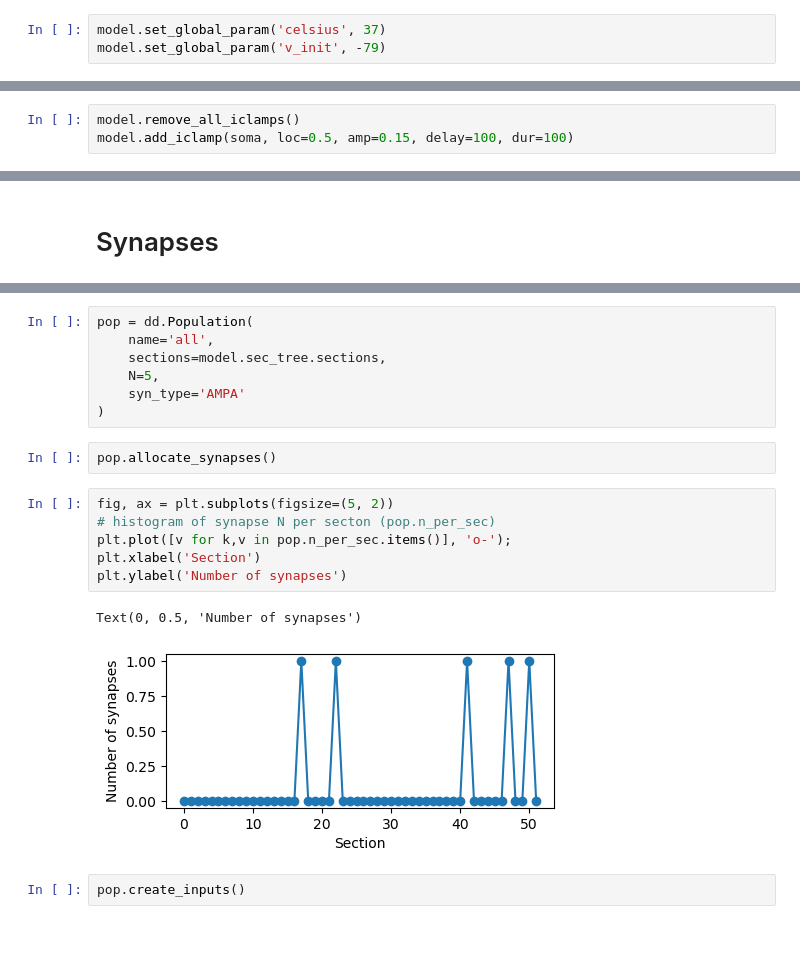
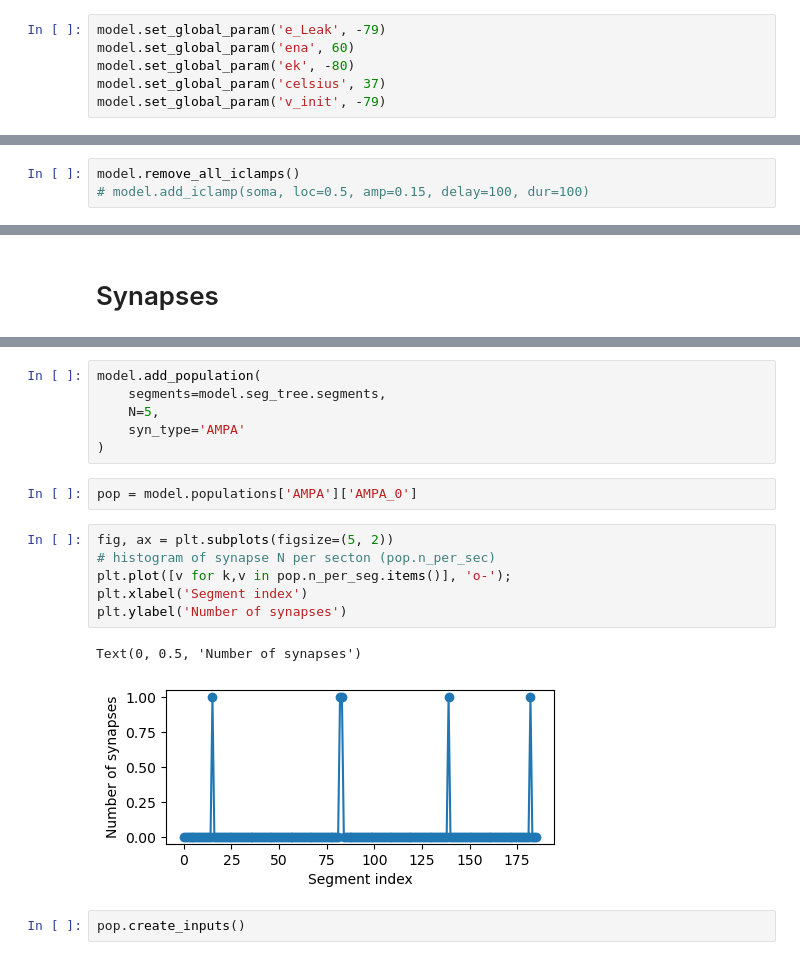
Before and after one commit to Poirazi-Lab/DendroTweaksApp, a Jupyter notebook: app/src/model_demo.ipynb, the cells around one changed output, grey strips where cells are left out. Saved outputs shown, nothing was run; the diff lists cells and outputs as text.

Commit message:
Connect populations to GUI

```diff
--- a/app/src/model_demo.ipynb
+++ b/app/src/model_demo.ipynb
@@ -543,6 +542,9 @@ Got data for v in range -100.0 to 100.0 at 37°C
 # %% [markdown]
 # Simulate
 # %%
+model.set_global_param('e_Leak', -79)
+model.set_global_param('ena', 60)
+model.set_global_param('ek', -80)
 model.set_global_param('celsius', 37)
 model.set_global_param('v_init', -79)
 # %%
@@ -596,3 +576,3 @@ model.simulator.recordings
 # %%
 model.remove_all_iclamps()
-model.add_iclamp(soma, loc=0.5, amp=0.15, delay=100, dur=100)
+# model.add_iclamp(soma, loc=0.5, amp=0.15, delay=100, dur=100)
@@ -743,21 +654,20 @@ Mechanism NMDA loaded to NEURON.
-# %%
-pop = dd.Population(
-    name='all',
-    sections=model.sec_tree.sections,
-    N=5,
-    syn_type='AMPA'
-)
-# %%
-pop.allocate_synapses()
+# %%
+model.add_population(
+    segments=model.seg_tree.segments,
+    N=5,
+    syn_type='AMPA'
+)
+# %%
+pop = model.populations['AMPA']['AMPA_0']
 # %%
 fig, ax = plt.subplots(figsize=(5, 2))
 # histogram of synapse N per secton (pop.n_per_sec)
-plt.plot([v for k,v in pop.n_per_sec.items()], 'o-');
-plt.xlabel('Section')
+plt.plot([v for k,v in pop.n_per_seg.items()], 'o-');
+plt.xlabel('Segment index')
 plt.ylabel('Number of synapses')
 # %% [output]
 Text(0, 0.5, 'Number of synapses')
-[figure, old version]
+[figure, new version]
 # %%
 pop.create_inputs()
 # %%
```
Also changed, not shown: parts of 17 cells of this notebook, 7 other files.
